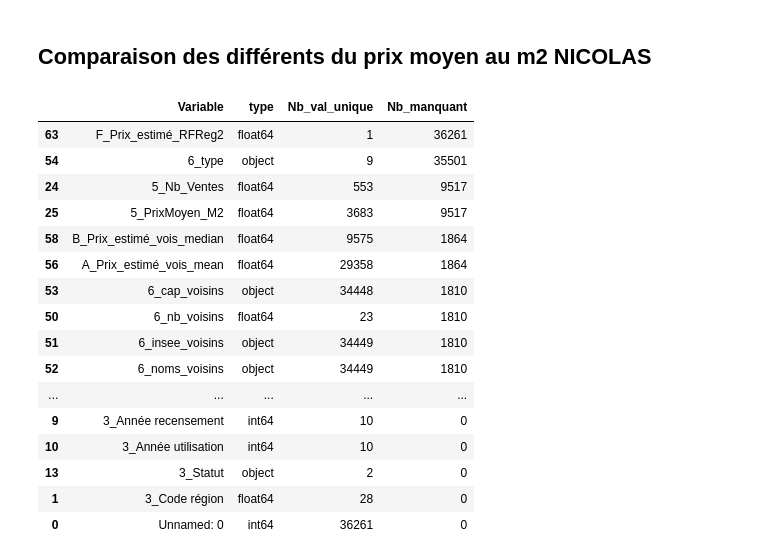
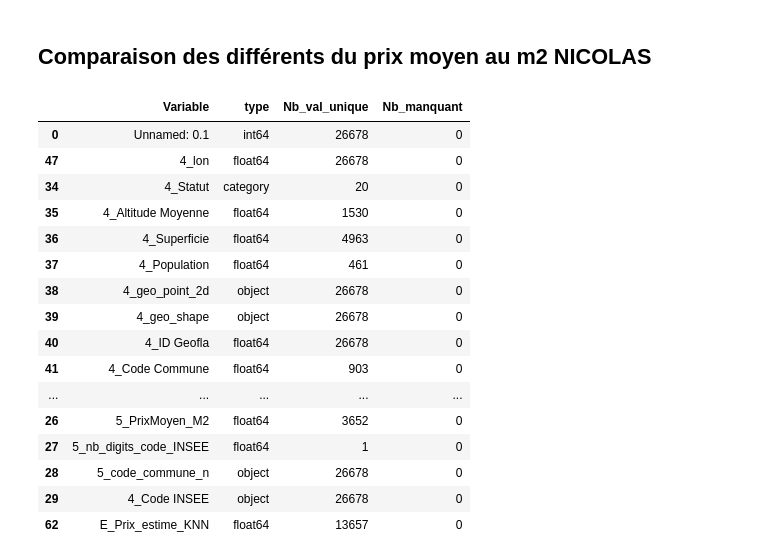
Before and after one commit to FilRougeMobilite/Mobilite, a Jupyter notebook: Analyse_tables_traitees.ipynb, the cells around one changed output. Saved outputs shown, nothing was run; the diff lists cells and outputs as text; code cells hidden in the pictures.

```diff
--- a/Analyse_tables_traitees.ipynb
+++ b/Analyse_tables_traitees.ipynb
@@ -903,0 +569,3 @@ sns.pointplot(x=l_profondeur, y=res_rf_score)
+# %%
+rf = RandomForestRegressor(max_depth=14, n_jobs = -1, random_state=0)
+rf.fit(X_train, y_train.values.ravel())
@@ -904,7 +578,7 @@ sns.pointplot(x=l_profondeur, y=res_rf_score)
 # %%
-df_m2['F_Prix_estimé_RFReg'] = np.nan
+df_no_na['F_Prix_estimé_RFReg'] = np.nan
 features_RF = ['4_lat','4_lon']
-df_m2.loc[df_m2[features_RF].notna().all(axis=1),'F_Prix_estimé_RFReg'] = rf.predict(df_m2.loc[df_m2[features_RF].notna().all(axis=1),features_RF])
+df_no_na['F_Prix_estimé_RFReg']=rf.predict(df_no_na[['4_lat','4_lon']])
 # %%
 df_m2.loc[:50,['5_PrixMoyen_M2','F_Prix_estimé_RFReg']]
 # %% [output]
@@ -980,7 +646,8 @@ preprocessor = ColumnTransformer(
 # %%
 %%time
 lasso_opti= Pipeline(
-    steps=[("preprocessor", preprocessor),
+    steps=[
+            ("preprocessor", preprocessor),
            ("lassoCV", LassoCV(cv=5, random_state=0))])#BayesianRidge())]) #
 lasso_opti.fit(X_train, y_train)
 y_pred = lasso_opti.predict(X_test)
@@ -1031,9 +698,8 @@ features
  '4_lat',
  '4_lon']
 # %%
-df['G_Prix_estimé_LassoCV'] = np.nan
-df.loc[df[features].notna().all(axis=1),'G_Prix_estimé_LassoCV'] = lasso_opti.predict(df.loc[df[features].notna().all(axis=1),['4_Département','3_Population municipale', '3_Densité_hab_par_km2', '3_Superficie de la commune',
-              '4_Altitude Moyenne','4_lat','4_lon']])
+df_no_na['G_Prix_estimé_LassoCV'] = np.nan
+df_no_na['G_Prix_estimé_LassoCV'] = lasso_opti.predict(df_no_na[features])
 # %%
 df_m2.loc[:40,['5_PrixMoyen_M2', 'G_Prix_estimé_LassoCV'] ]
 # %% [output]
@@ -1083,32 +725,32 @@ df.to_csv('./Tables_traitees/Table_avec_prixM2_estime_FranceMétropolitaine.csv'
 # %%
 # Valeurs uniques par colonne
 df_analyse = []
-manquantes = df.isna().sum()
-for t in df.columns:
+manquantes = df_no_na.isna().sum()
+for t in df_no_na.columns:
     row = {}
     row['Variable']=t
-    row['type']= df[t].dtypes
-    row['Nb_val_unique']=len(df[t].unique())
+    row['type']= df_no_na[t].dtypes
+    row['Nb_val_unique']=len(df_no_na[t].unique())
     row['Nb_manquant']=manquantes[t]
     df_analyse.append(row)
 df_analyse = pd.DataFrame(df_analyse)
 df_analyse.sort_values(by='Nb_manquant',ascending=False)
 # %% [output]
 |  | Variable | type | Nb_val_unique | Nb_manquant |
-| 63 | F_Prix_estimé_RFReg2 | float64 | 1 | 36261 |
-| 54 | 6_type | object | 9 | 35501 |
-| 24 | 5_Nb_Ventes | float64 | 553 | 9517 |
-| 25 | 5_PrixMoyen_M2 | float64 | 3683 | 9517 |
-| 58 | B_Prix_estimé_vois_median | float64 | 9575 | 1864 |
-| 56 | A_Prix_estimé_vois_mean | float64 | 29358 | 1864 |
-| 53 | 6_cap_voisins | object | 34448 | 1810 |
-| 50 | 6_nb_voisins | float64 | 23 | 1810 |
-| 51 | 6_insee_voisins | object | 34449 | 1810 |
-| 52 | 6_noms_voisins | object | 34449 | 1810 |
+| 0 | Unnamed: 0.1 | int64 | 26678 | 0 |
+| 47 | 4_lon | float64 | 26678 | 0 |
+| 34 | 4_Statut | category | 20 | 0 |
+| 35 | 4_Altitude Moyenne | float64 | 1530 | 0 |
+| 36 | 4_Superficie | float64 | 4963 | 0 |
+| 37 | 4_Population | float64 | 461 | 0 |
+| 38 | 4_geo_point_2d | object | 26678 | 0 |
+| 39 | 4_geo_shape | object | 26678 | 0 |
+| 40 | 4_ID Geofla | float64 | 26678 | 0 |
+| 41 | 4_Code Commune | float64 | 903 | 0 |
 | ... | ... | ... | ... | ... |
-| 9 | 3_Année recensement | int64 | 10 | 0 |
-| 10 | 3_Année utilisation | int64 | 10 | 0 |
-| 13 | 3_Statut | object | 2 | 0 |
-| 1 | 3_Code région | float64 | 28 | 0 |
-| 0 | Unnamed: 0 | int64 | 36261 | 0 |
+| 26 | 5_PrixMoyen_M2 | float64 | 3652 | 0 |
+| 27 | 5_nb_digits_code_INSEE | float64 | 1 | 0 |
+| 28 | 5_code_commune_n | object | 26678 | 0 |
+| 29 | 4_Code INSEE | object | 26678 | 0 |
+| 62 | E_Prix_estime_KNN | float64 | 13657 | 0 |
 # %%
```
Also changed, not shown: parts of 69 cells of this notebook, 2 other files.
